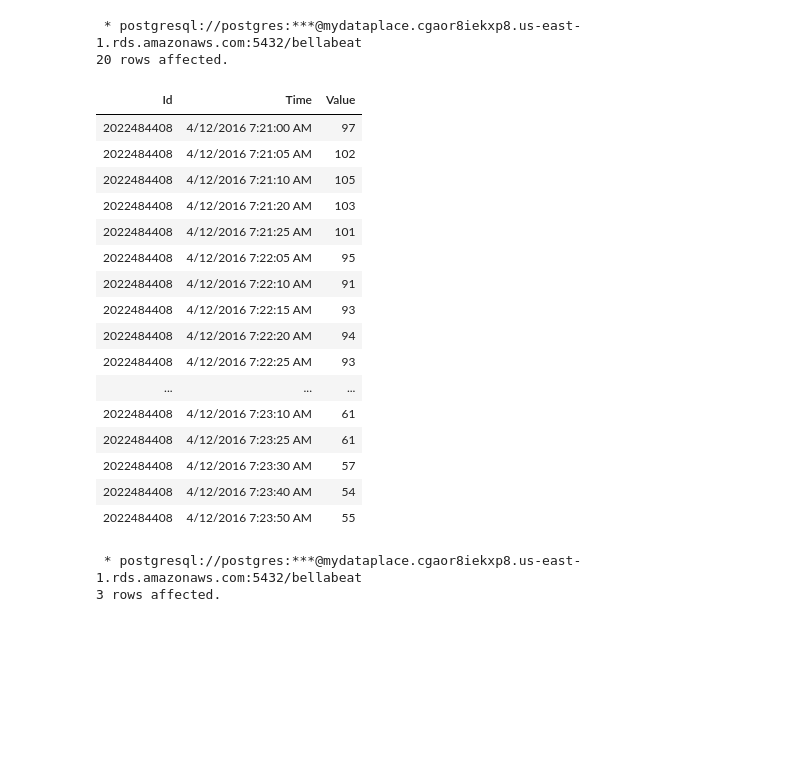
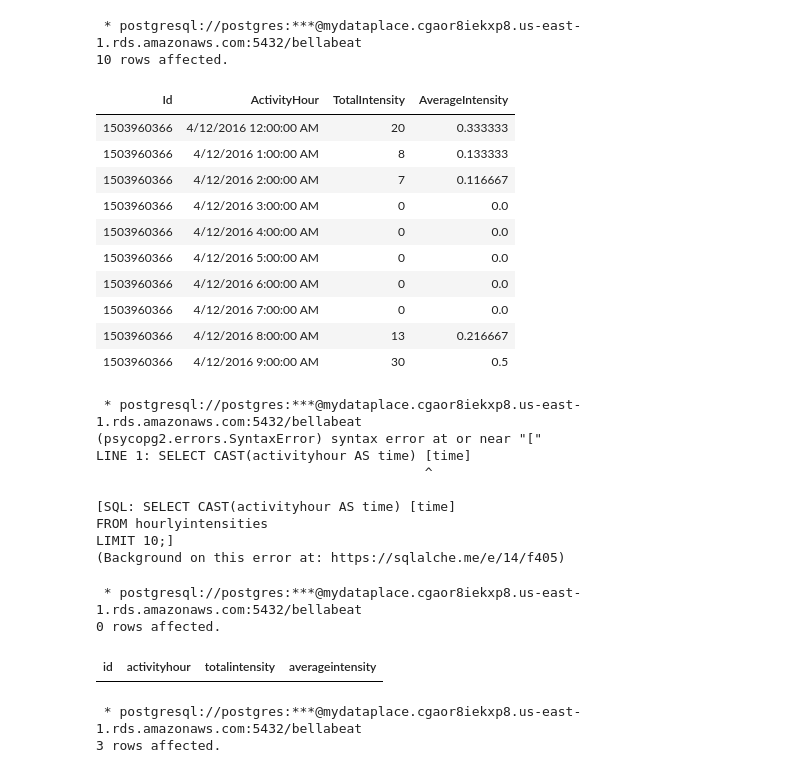
Before and after one commit to Peachtaco/bellabeat_project, a Jupyter notebook: bellabeat.ipynb, the cells around one changed output. Cells and saved outputs as stored; diff of their text form; code cells hidden in the pictures; blank space fills up the shorter version.

```diff
--- a/bellabeat.ipynb
+++ b/bellabeat.ipynb
@@ -112,28 +70,46 @@ memory usage: 56.8+ MB
 # %%
 %%sql
 SELECT *
-FROM heartrate_seconds
-LIMIT 20;
+FROM hourlyintensities
+LIMIT 10;
 # %% [output]
  * postgresql://postgres:***@mydataplace.cgaor8iekxp8.us-east-1.rds.amazonaws.com:5432/bellabeat
-20 rows affected.
+10 rows affected.
-| Id | Time | Value |
-| 2022484408 | 4/12/2016 7:21:00 AM | 97 |
-| 2022484408 | 4/12/2016 7:21:05 AM | 102 |
-| 2022484408 | 4/12/2016 7:21:10 AM | 105 |
-| 2022484408 | 4/12/2016 7:21:20 AM | 103 |
-| 2022484408 | 4/12/2016 7:21:25 AM | 101 |
-| 2022484408 | 4/12/2016 7:22:05 AM | 95 |
-| 2022484408 | 4/12/2016 7:22:10 AM | 91 |
-| 2022484408 | 4/12/2016 7:22:15 AM | 93 |
-| 2022484408 | 4/12/2016 7:22:20 AM | 94 |
-| 2022484408 | 4/12/2016 7:22:25 AM | 93 |
-| ... | ... | ... |
-| 2022484408 | 4/12/2016 7:23:10 AM | 61 |
-| 2022484408 | 4/12/2016 7:23:25 AM | 61 |
-| 2022484408 | 4/12/2016 7:23:30 AM | 57 |
-| 2022484408 | 4/12/2016 7:23:40 AM | 54 |
-| 2022484408 | 4/12/2016 7:23:50 AM | 55 |
+| Id | ActivityHour | TotalIntensity | AverageIntensity |
+| 1503960366 | 4/12/2016 12:00:00 AM | 20 | 0.333333 |
+| 1503960366 | 4/12/2016 1:00:00 AM | 8 | 0.133333 |
+| 1503960366 | 4/12/2016 2:00:00 AM | 7 | 0.116667 |
+| 1503960366 | 4/12/2016 3:00:00 AM | 0 | 0.0 |
+| 1503960366 | 4/12/2016 4:00:00 AM | 0 | 0.0 |
+| 1503960366 | 4/12/2016 5:00:00 AM | 0 | 0.0 |
+| 1503960366 | 4/12/2016 6:00:00 AM | 0 | 0.0 |
+| 1503960366 | 4/12/2016 7:00:00 AM | 0 | 0.0 |
+| 1503960366 | 4/12/2016 8:00:00 AM | 13 | 0.216667 |
+| 1503960366 | 4/12/2016 9:00:00 AM | 30 | 0.5 |
+# %%
+%%sql
+SELECT CAST(activityhour AS time) [time]
+FROM hourlyintensities
+LIMIT 10;
+# %% [output]
+ * postgresql://postgres:***@mydataplace.cgaor8iekxp8.us-east-1.rds.amazonaws.com:5432/bellabeat
+(psycopg2.errors.SyntaxError) syntax error at or near "["
+LINE 1: SELECT CAST(activityhour AS time) [time]
+                                          ^
+
+[SQL: SELECT CAST(activityhour AS time) [time]
+FROM hourlyintensities
+LIMIT 10;]
+(Background on this error at: https://sqlalche.me/e/14/f405)
+# %%
+%%sql
+SELECT *
+FROM hourlyintensities
+WHERE activityhour IS NULL
+# %% [output]
+ * postgresql://postgres:***@mydataplace.cgaor8iekxp8.us-east-1.rds.amazonaws.com:5432/bellabeat
+0 rows affected.
+| id | activityhour | totalintensity | averageintensity |
 # %%
 %%sql
 SELECT column_name, data_type
```
Also changed, not shown: parts of 14 cells of this notebook.
